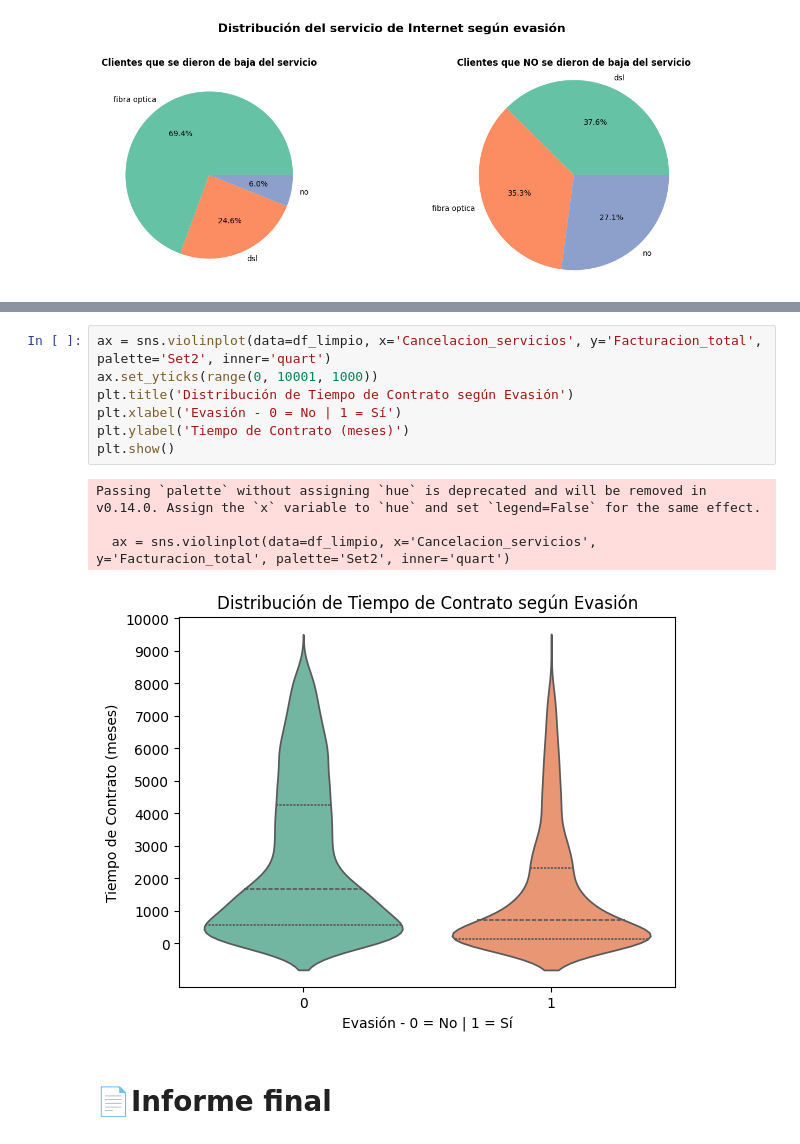
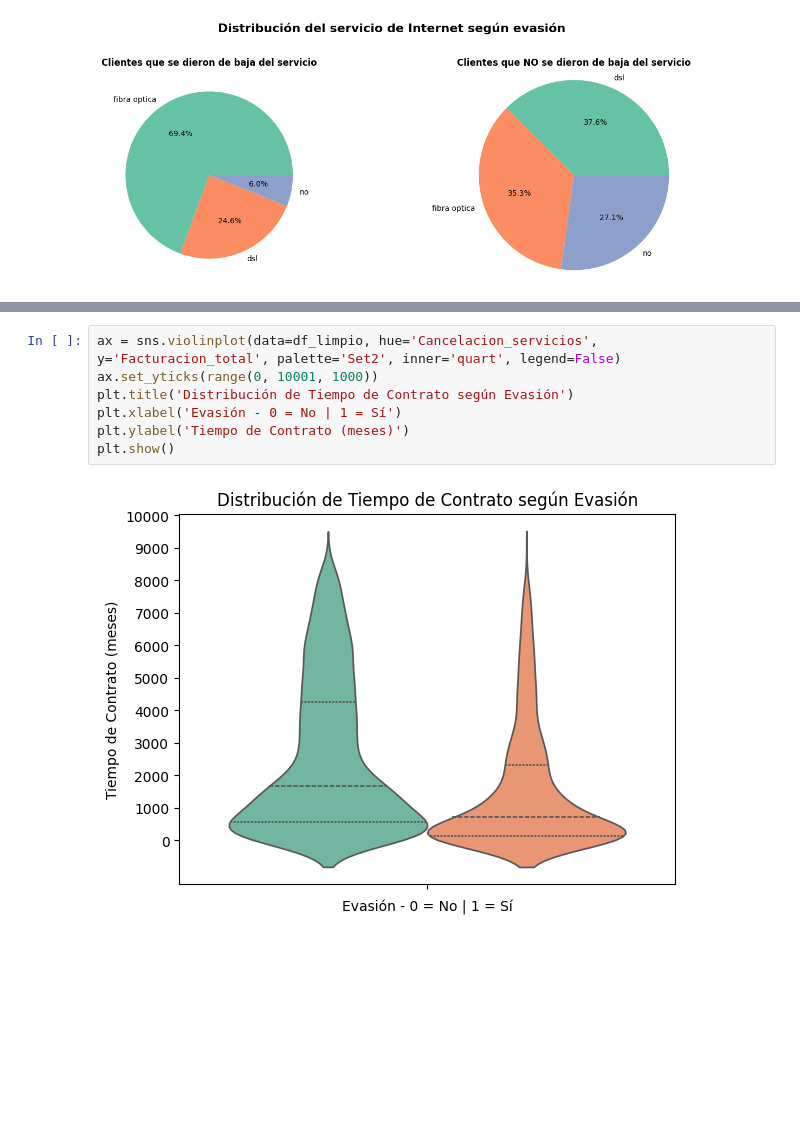
Before and after one commit to nxzK1/telecomX_Challenge, a Jupyter notebook: TelecomX_Challenge.ipynb, the cells around one changed output, grey strips where cells are left out. Cells and saved outputs as stored; diff of their text form; blank space fills up the shorter version.

```diff
--- a/TelecomX_Challenge.ipynb
+++ b/TelecomX_Challenge.ipynb
@@ -917,14 +965,9 @@ Passing `palette` without assigning `hue` is deprecated and will be removed in v
 # %%
-ax = sns.violinplot(data=df_limpio, x='Cancelacion_servicios', y='Facturacion_total', palette='Set2', inner='quart')
+ax = sns.violinplot(data=df_limpio, hue='Cancelacion_servicios', y='Facturacion_total', palette='Set2', inner='quart', legend=False)
 ax.set_yticks(range(0, 10001, 1000))
 plt.title('Distribución de Tiempo de Contrato según Evasión')
 plt.xlabel('Evasión - 0 = No | 1 = Sí')
 plt.ylabel('Tiempo de Contrato (meses)')
 plt.show()
 # %% [output]
-Passing `palette` without assigning `hue` is deprecated and will be removed in v0.14.0. Assign the `x` variable to `hue` and set `legend=False` for the same effect.
-
-  ax = sns.violinplot(data=df_limpio, x='Cancelacion_servicios', y='Facturacion_total', palette='Set2', inner='quart')
-[figure, old version]
+[figure, new version]
-# %% [markdown]
-# 📄Informe final
```
Also changed, not shown: parts of 16 cells of this notebook.
